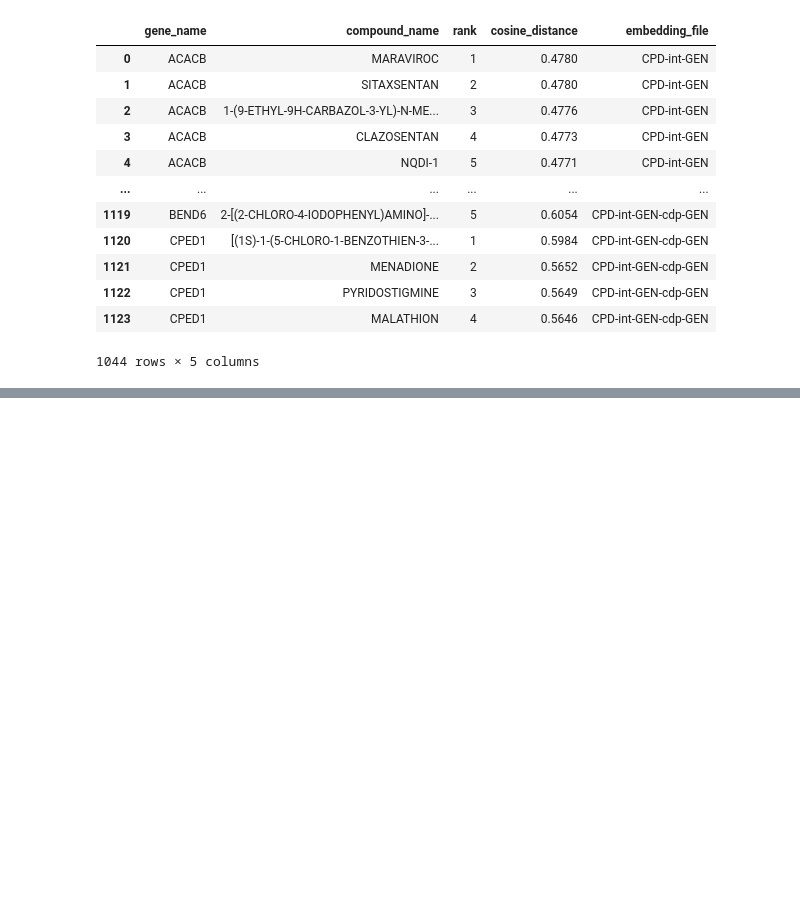
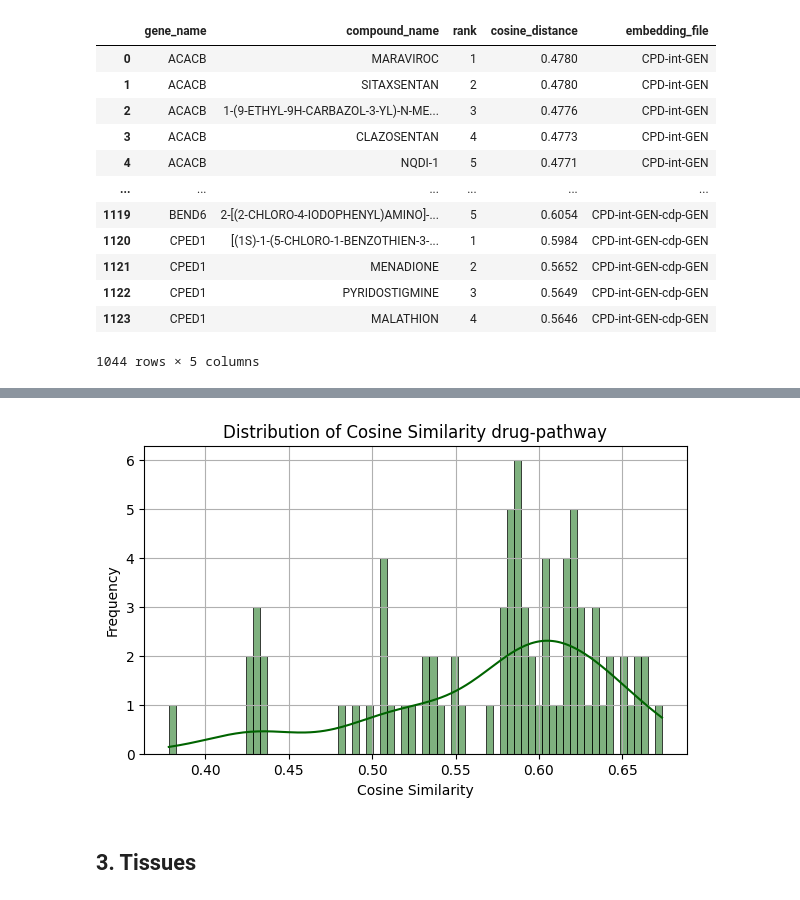
Before and after one commit to mmottaqii/AD-Biomarkers-MultiOmics, a Jupyter notebook: scripts/review_aug_26.ipynb, the cells around one changed output, grey strips where cells are left out. Cells and saved outputs as stored; diff of their text form; code cells hidden in the pictures; blank space fills up the shorter version.

Commit message:
nov 5 drug embeddings

```diff
--- a/scripts/review_aug_26.ipynb
+++ b/scripts/review_aug_26.ipynb
@@ -4572,0 +4747,8 @@ df
+# %%
+top_compounds['rank'] = top_compounds.groupby('compound_name').cumcount() + 1
+top_compounds['embedding_file'] = 'CPD-trt-DIS-ctdchemdis'  # Add a constant column with the same value
+
+# Select and order the final columns
+x = 'gene_name'
+final_df = top_compounds[[x, 'compound_name', 'rank', 'cosine_distance', 'embedding_file']]
+final_df
@@ -4572,0 +4928,15 @@ df
+# %%
+import seaborn as sns
+import matplotlib.pyplot as plt
+
+# Plotting with seaborn for a more polished histogram
+plt.figure(figsize=(7, 4))
+sns.histplot(df1['cosine_distance'], bins=70, kde=True, color='darkgreen')  # KDE adds a density curve
+plt.title('Distribution of Cosine Similarity drug-pathway')
+plt.xlabel('Cosine Similarity')
+plt.ylabel('Frequency')
+plt.grid(True)
+# plt.savefig("./figures/novelgenes_compounds_top5_similarity_nov4.png", dpi=1000)
+plt.show()
+# %% [output]
+[figure, added]
@@ -4572,0 +4945,2 @@ df
+# %% [markdown]
+## 3. Tissues
```
Also changed, not shown: parts of 39 cells of this notebook.
